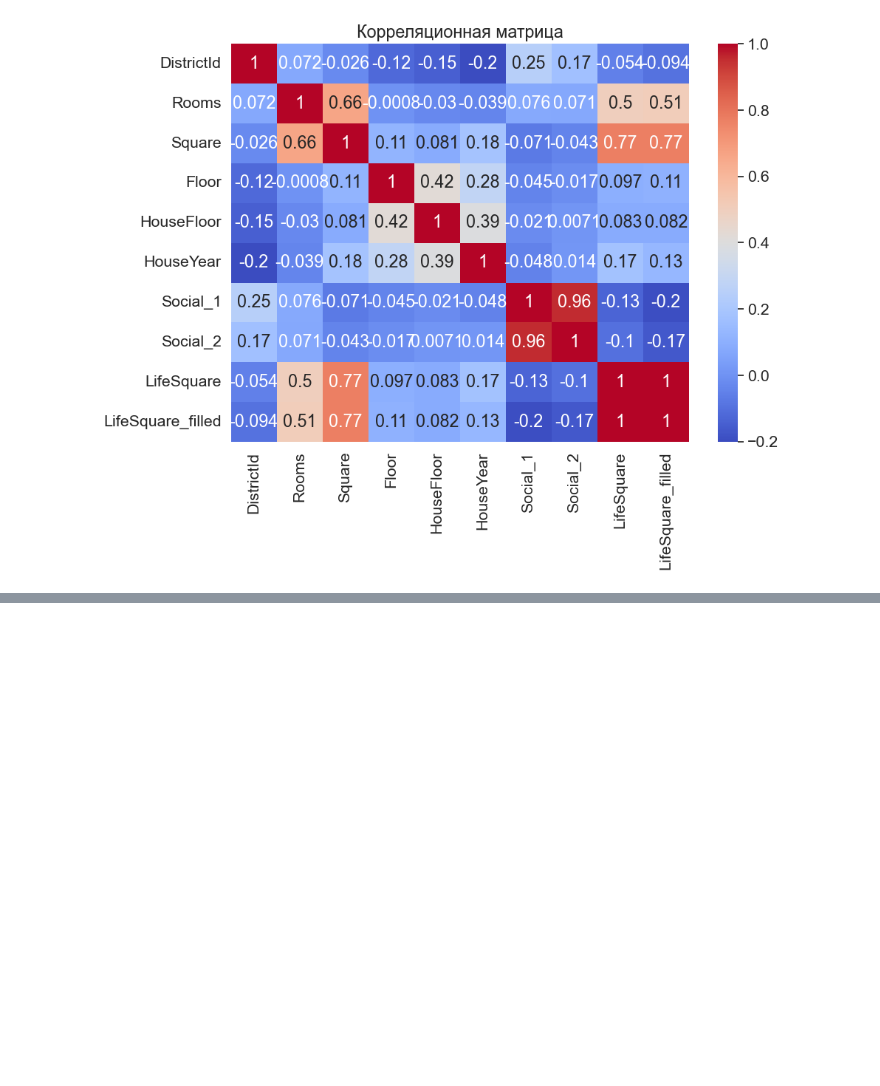
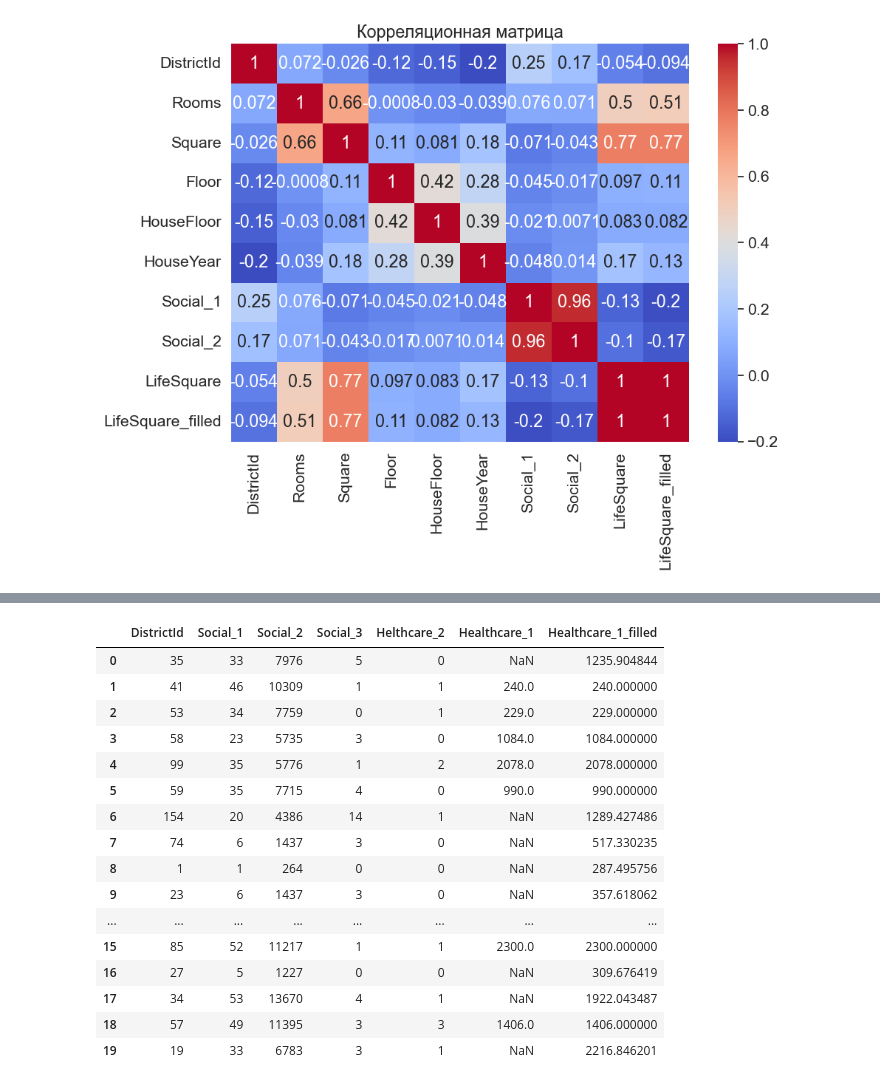
Before and after one commit to KorbovskiyOleg/DataScience, a Jupyter notebook: DataScince/Готовый курсовой проект/OKorbovsky_solution.ipynb, the cells around one changed output, grey strips where cells are left out. Drawn from its saved outputs; the diff is of its cells as text; code cells hidden in the pictures; blank space fills up the shorter version.

```diff
--- a/DataScince/Готовый курсовой проект/OKorbovsky_solution.ipynb
+++ b/DataScince/Готовый курсовой проект/OKorbovsky_solution.ipynb
@@ -492,0 +595,20 @@ df_LifeSquare
+# %%
+df_Healthcare.head(20)
+# %% [output]
+|  | DistrictId | Social_1 | Social_2 | Social_3 | Helthcare_2 | Healthcare_1 | Healthcare_1_filled |
+| 0 | 35 | 33 | 7976 | 5 | 0 | NaN | 1235.904844 |
+| 1 | 41 | 46 | 10309 | 1 | 1 | 240.0 | 240.000000 |
+| 2 | 53 | 34 | 7759 | 0 | 1 | 229.0 | 229.000000 |
+| 3 | 58 | 23 | 5735 | 3 | 0 | 1084.0 | 1084.000000 |
+| 4 | 99 | 35 | 5776 | 1 | 2 | 2078.0 | 2078.000000 |
+| 5 | 59 | 35 | 7715 | 4 | 0 | 990.0 | 990.000000 |
+| 6 | 154 | 20 | 4386 | 14 | 1 | NaN | 1289.427486 |
+| 7 | 74 | 6 | 1437 | 3 | 0 | NaN | 517.330235 |
+| 8 | 1 | 1 | 264 | 0 | 0 | NaN | 287.495756 |
+| 9 | 23 | 6 | 1437 | 3 | 0 | NaN | 357.618062 |
+| ... | ... | ... | ... | ... | ... | ... | ... |
+| 15 | 85 | 52 | 11217 | 1 | 1 | 2300.0 | 2300.000000 |
+| 16 | 27 | 5 | 1227 | 0 | 0 | NaN | 309.676419 |
+| 17 | 34 | 53 | 13670 | 4 | 1 | NaN | 1922.043487 |
+| 18 | 57 | 49 | 11395 | 3 | 3 | 1406.0 | 1406.000000 |
+| 19 | 19 | 33 | 6783 | 3 | 1 | NaN | 2216.846201 |
```
Also changed, not shown: parts of 21 cells of this notebook.
